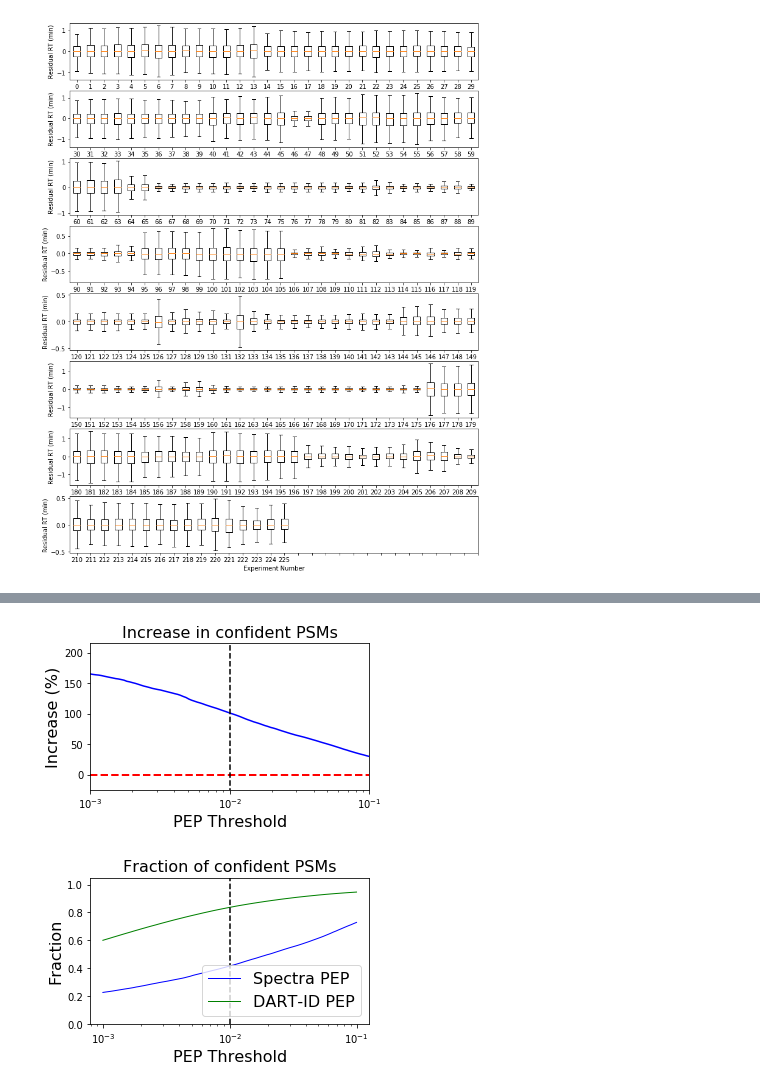
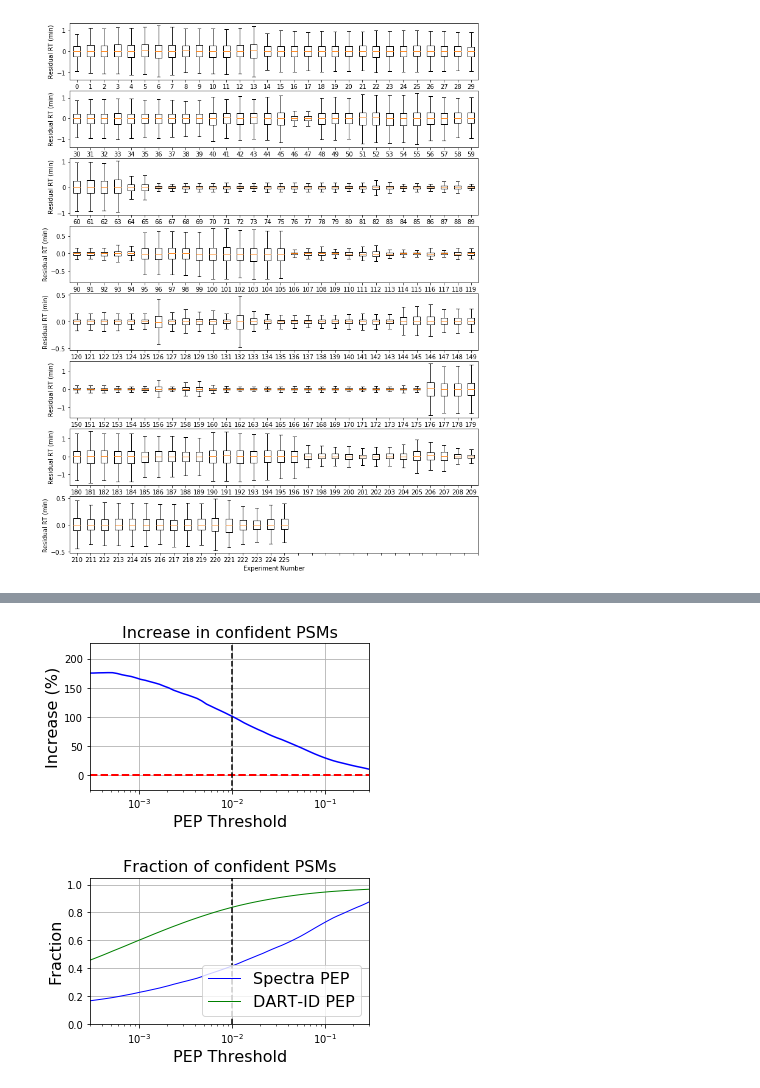
Before and after one commit to SlavovLab/DART-ID_2018, a Jupyter notebook: python_notebooks/figures_testing_2.ipynb, the cells around one changed output, grey strips where cells are left out. Saved outputs shown, nothing was run; the diff lists cells and outputs as text; code cells hidden in the pictures.

```diff
--- a/python_notebooks/figures_testing_2.ipynb
+++ b/python_notebooks/figures_testing_2.ipynb
@@ -253,41 +257,44 @@ cbar.ax.xaxis.set_label_position('top')
 # %%
 # Fold-change increase
 num_points=100
-x = np.logspace(-3, -1, num=num_points)
+x = np.logspace(-5, 0, num=num_points)
 y = np.zeros(num_points)
 y2 = np.zeros(num_points)
 y3 = np.zeros(num_points)
 inds = ~pd.isnull(dff['pep_new'])
 
 for i, j in enumerate(x):
     y[i] = np.sum(dff['pep_updated'] < j) / np.sum(dff['PEP'] < j)
     y2[i] = np.sum(dff['PEP'] < j) / dff.shape[0]
     y3[i] = np.sum(dff['pep_updated'] < j) / dff.shape[0]
 
 f, (ax1, ax2) = plt.subplots(2, 1)
 
 ax1.semilogx(x, (y*100)-100, '-b')
-ax1.plot([np.min(x), np.max(x)], [0, 0], '-r', linestyle='dashed', linewidth=2)
+# ax1.plot([np.min(x), np.max(x)], [0, 0], '-r', linestyle='dashed', linewidth=2)
 ax1.plot([1e-2, 1e-2], [-1000, 1000], '-k', linestyle='dashed')
-ax1.set_xlim([1e-3, 1e-1])
+ax1.grid()
+ax1.set_xlim([3e-4, 3e-1])
 ax1.set_ylim([-25, np.max(y)*100-50])
 ax1.set_xlabel('PEP Threshold', fontsize=16)
 ax1.set_ylabel('Increase (%)', fontsize=16)
 ax1.set_title('Increase in confident PSMs', fontsize=16)
 
 ax2.semilogx(x, y2, '-b', linewidth=1, label='Spectra PEP')
 ax2.semilogx(x, y3, '-g', linewidth=1, label='DART-ID PEP')
 #ax2.fill_between(x, 0, y2)
 ax2.plot([1e-2, 1e-2], [-1000, 1000], '-k', linestyle='dashed')
-ax1.set_xlim([1e-3, 1e-1])
+ax2.grid()
+ax2.set_xlim([3e-4, 3e-1])
 ax2.set_ylim([0, 1.05])
 ax2.set_xlabel('PEP Threshold', fontsize=16)
 ax2.set_ylabel('Fraction', fontsize=16)
 ax2.set_title('Fraction of confident PSMs', fontsize=16)
 ax2.legend(fontsize=16)
+
 plt.subplots_adjust(hspace=0.6, wspace=0.3)
 
 f.set_size_inches(5, 7)
 # plt.tight_layout()
 # %% [output]
-[figure, old version]
+[figure, new version]
```
Also changed, not shown: parts of 2 cells of this notebook.
